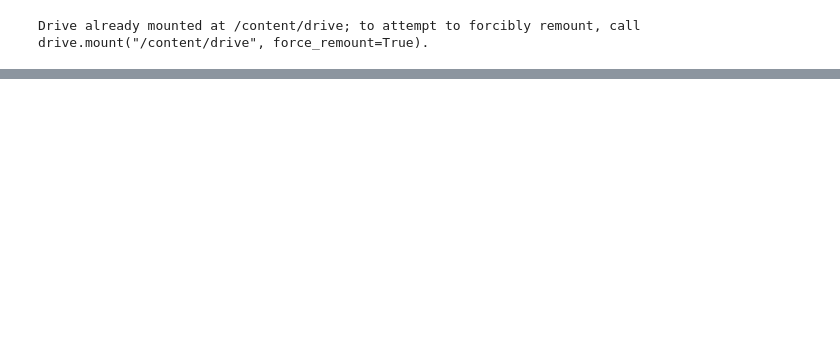
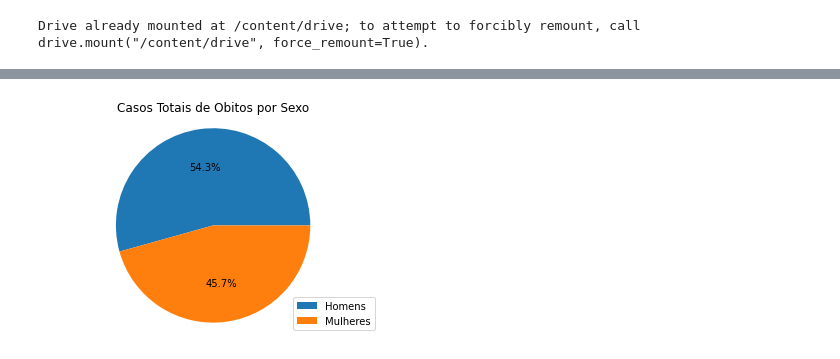
Before and after one commit to Jose-Bruno/Visualiza-oComputacional, a Jupyter notebook: José_Bruno_da_Silva_Santos_Visualização_Computacional.ipynb, the cells around one changed output, grey strips where cells are left out. Drawn from its saved outputs; the diff is of its cells as text; code cells hidden in the pictures; blank space fills up the shorter version.

```diff
--- a/José_Bruno_da_Silva_Santos_Visualização_Computacional.ipynb
+++ b/José_Bruno_da_Silva_Santos_Visualização_Computacional.ipynb
@@ -49,0 +55,10 @@ plt.show()
+# %%
+valores = [casos_obitos_homens, casos_obitos_Mulheres]
+legenda = ["Homens", "Mulheres"]
+plt.pie(valores, autopct='%1.1f%%')
+plt.legend(legenda, loc=4)
+plt.axis('equal')
+plt.title('Casos Totais de Obitos por Sexo')
+plt.show()
+# %% [output]
+[figure, added]
```
Also changed, not shown: parts of 3 cells of this notebook.
